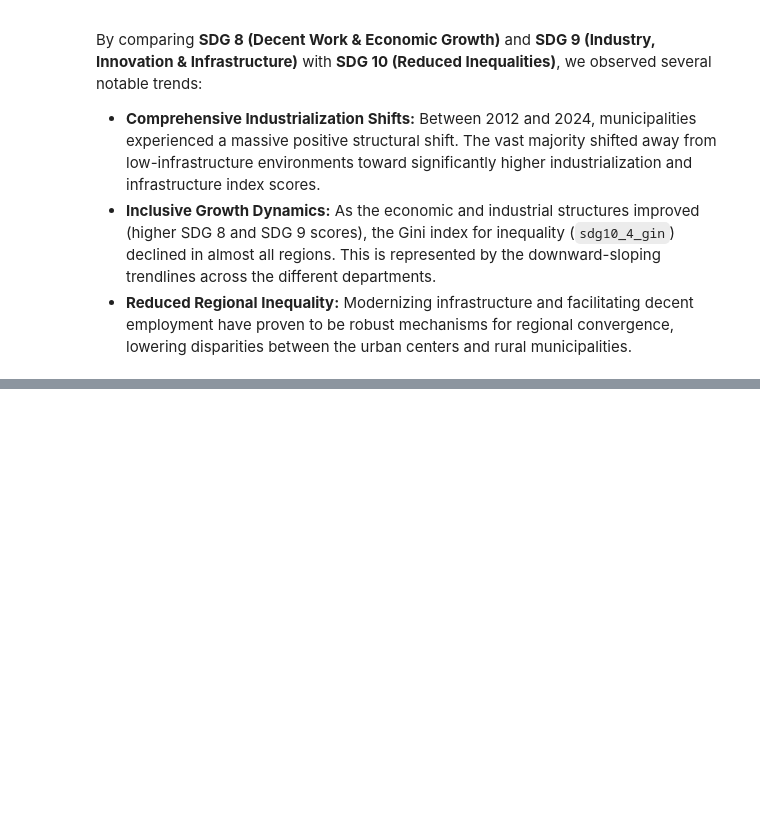
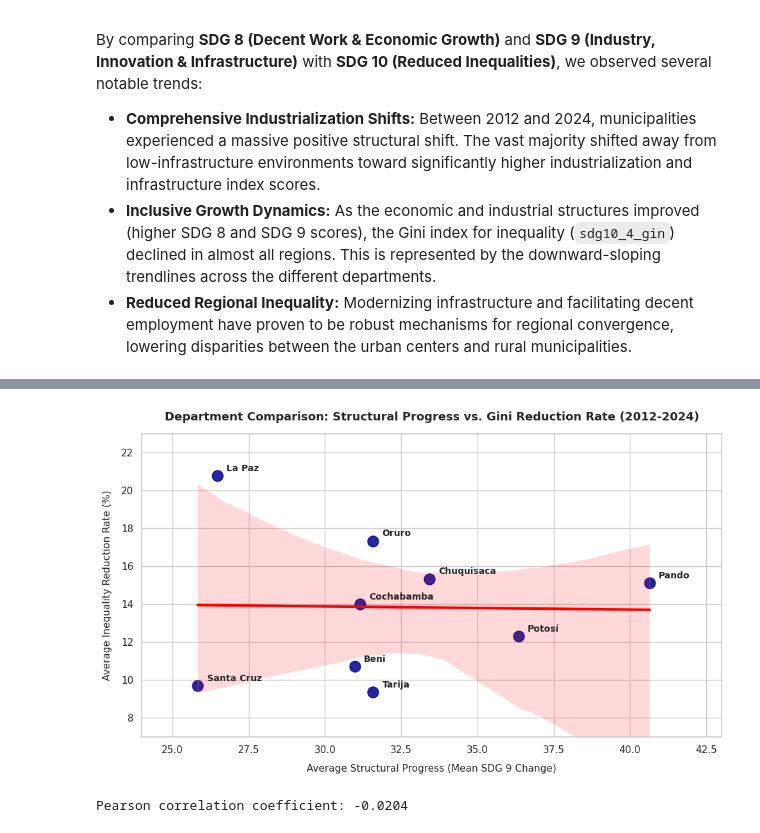
Before and after one commit to YevaAlessa/YevaAlessa, a Jupyter notebook: Bolivia Structural Change and Inequality.ipynb, the cells around one changed output, grey strips where cells are left out. Drawn from its saved outputs; the diff is of its cells as text; code cells hidden in the pictures; blank space fills up the shorter version.

```diff
--- a/Bolivia Structural Change and Inequality.ipynb
+++ b/Bolivia Structural Change and Inequality.ipynb
@@ -757,3 +757,75 @@ fig3.show()
 [interactive output not drawn]
 [interactive output not drawn]
 [interactive output not drawn]
+# %%
+!pip install -q geo4bolivia seaborn
+
+import pandas as pd
+import matplotlib.pyplot as plt
+import seaborn as sns
+import geo4bolivia as geo
+
+# 1. Load the SDG datasets to reconstruct the data
+ineq_df = geo.load("sdg10", groups=["department"])
+sdg9_df = geo.load("sdg09", variables="index_sdg9", groups=["department"])
+
+# Merge datasets
+merged_df = ineq_df[["geo_id", "name", "year", "department", "sdg10_4_gin"]].copy()
+merged_df = merged_df.merge(sdg9_df[["geo_id", "year", "index_sdg9"]], on=["geo_id", "year"], how="inner")
+
+# Pivot to compare 2012 vs 2024
+pivoted = merged_df.pivot(index=["geo_id", "name", "department"], columns="year", values=["index_sdg9", "sdg10_4_gin"])
+pivoted.columns = [f"{var}_{year}" for var, year in pivoted.columns]
+pivoted = pivoted.reset_index()
+
+# Calculate Gini reduction rate
+pivoted["sdg9_change"] = pivoted["index_sdg9_2024"] - pivoted["index_sdg9_2012"]
+pivoted["gini_reduction_rate"] = ((pivoted["sdg10_4_gin_2012"] - pivoted["sdg10_4_gin_2024"]) / pivoted["sdg10_4_gin_2012"]) * 100
+
+# 2. Aggregate to department level
+dept_comparison = pivoted.groupby("department").agg(
+    mean_sdg9_change=("sdg9_change", "mean"),
+    mean_gini_reduction=("gini_reduction_rate", "mean")
+).reset_index()
+
+# 3. Plot all departments using a standard layout to show the true negative relationship
+plt.figure(figsize=(10, 6))
+sns.set_theme(style="whitegrid")
+
+# Plot regression line and points for all 9 departments
+ax = sns.regplot(
+    data=dept_comparison,
+    x="mean_sdg9_change",
+    y="mean_gini_reduction",
+    scatter_kws={"s": 150, "color": "darkblue", "alpha": 0.85},
+    line_kws={"color": "red", "linewidth": 3}
+)
+
+# Add text labels next to the points
+for i, row in dept_comparison.iterrows():
+    plt.text(
+        row["mean_sdg9_change"] + 0.3,
+        row["mean_gini_reduction"] + 0.25,
+        row["department"],
+        fontsize=10,
+        weight="bold"
+    )
+
+# Set limits to frame all 9 departments properly
+plt.xlim(24, 43)
+plt.ylim(7, 23)
+
+# Label and title
+plt.title("Department Comparison: Structural Progress vs. Gini Reduction Rate (2012-2024)", fontsize=13, pad=15, weight="bold")
+plt.xlabel("Average Structural Progress (Mean SDG 9 Change)", fontsize=11, labelpad=10)
+plt.ylabel("Average Inequality Reduction Rate (%)", fontsize=11, labelpad=10)
+
+plt.tight_layout()
+plt.show()
+# %% [output]
+[figure, added]
+# %%
+correlation = dept_comparison['mean_sdg9_change'].corr(dept_comparison['mean_gini_reduction'])
+print(f"Pearson correlation coefficient: {correlation:.4f}")
+# %% [output]
+Pearson correlation coefficient: -0.0204
```
Also changed, not shown: parts of 12 cells of this notebook.
